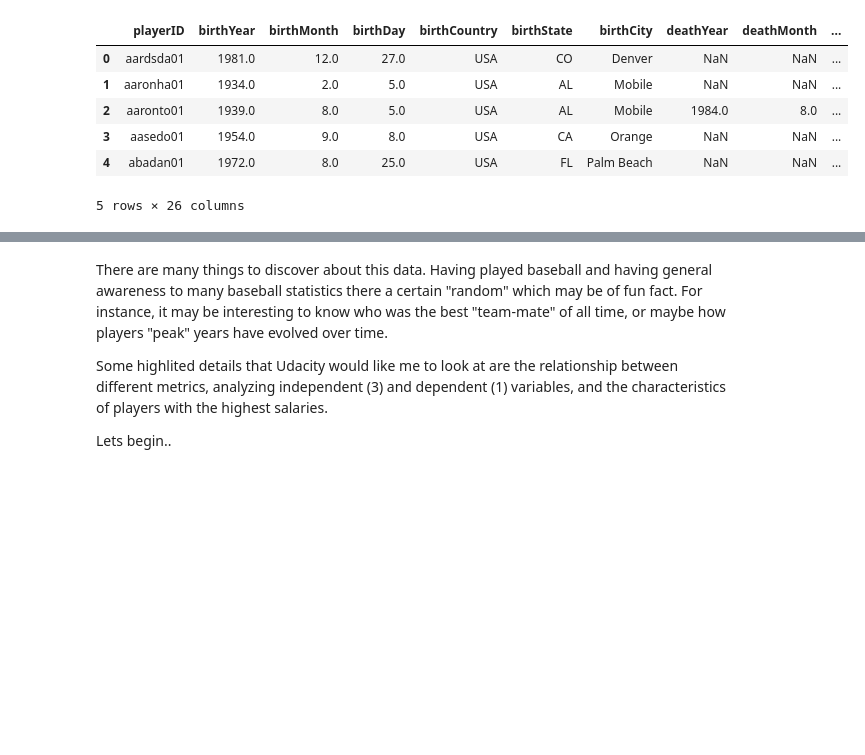
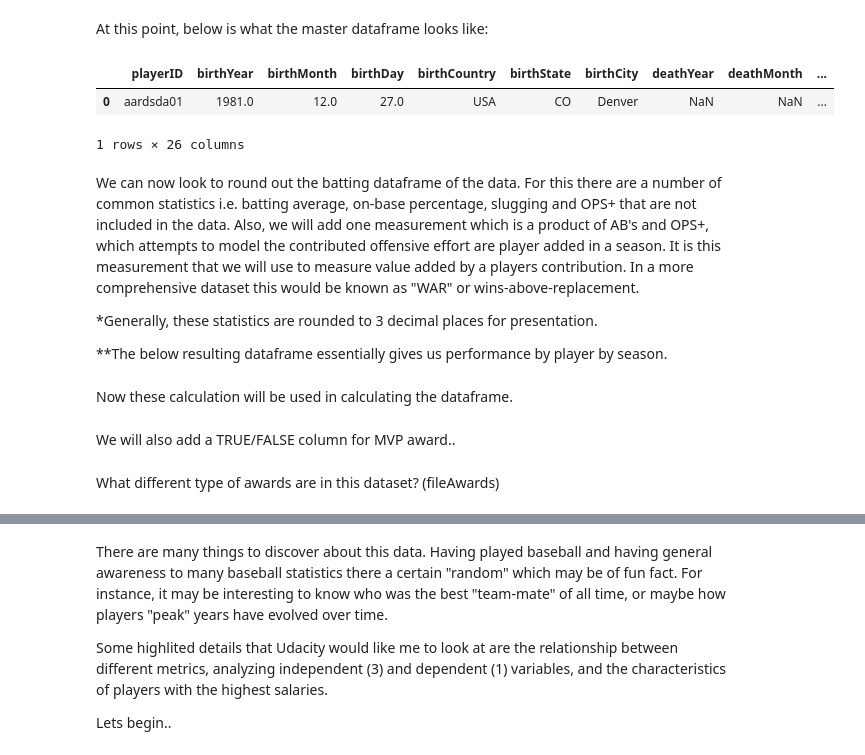
Before and after one commit to garrettbusch15/P2-Baseball-Analysis-Project, a Jupyter notebook: P2 Project Baseball.ipynb, the cells around one changed output, grey strips where cells are left out. Cells and saved outputs as stored; diff of their text form; code cells hidden in the pictures; blank space fills up the shorter version.

```diff
--- a/P2 Project Baseball.ipynb
+++ b/P2 Project Baseball.ipynb
@@ -28,2 +81,2 @@ subfolder = "master/Data/"
 # %%
-fair_weather_stats = ['CA','TX','FL','AZ','NV','NM', 'GA', 'LA', 'AL']
+fair_weather_stats = ['CA','TX','FL','AZ','NV','NM', 'GA', 'LA', 'AL', 'MS']
@@ -51,13 +85,18 @@ fileMaster['careerLength'] = fileMaster['finalGame'] - fileMaster['debut']
+# %% [markdown]
+At this point, below is what the master dataframe looks like:
 # %%
-fileMaster.head(5)
+fileMaster.head(1)
 # %% [output]
 |  | playerID | birthYear | birthMonth | birthDay | birthCountry | birthState | birthCity | deathYear | deathMonth | ... |
 | 0 | aardsda01 | 1981.0 | 12.0 | 27.0 | USA | CO | Denver | NaN | NaN | ... |
-| 1 | aaronha01 | 1934.0 | 2.0 | 5.0 | USA | AL | Mobile | NaN | NaN | ... |
-| 2 | aaronto01 | 1939.0 | 8.0 | 5.0 | USA | AL | Mobile | 1984.0 | 8.0 | ... |
-| 3 | aasedo01 | 1954.0 | 9.0 | 8.0 | USA | CA | Orange | NaN | NaN | ... |
-| 4 | abadan01 | 1972.0 | 8.0 | 25.0 | USA | FL | Palm Beach | NaN | NaN | ... |
-5 rows × 26 columns
+1 rows × 26 columns
+# %% [markdown]
+We can now look to round out the batting dataframe of the data.
+For this there are a number of common statistics i.e. batting average, on-base percentage, slugging and OPS+ that are not included in the data. Also, we will add one measurement which is a product of AB's and OPS+, which attempts to model the contributed offensive effort are player added in a season. It is this measurement that we will use to measure value added by a players contribution. In a more  comprehensive dataset this would be known as "WAR" or wins-above-replacement.
+
+*Generally, these statistics are rounded to 3 decimal places for presentation.
+
+**The below resulting dataframe essentially gives us performance by player by season.
 # %%
 def c_num(s):
     try:
@@ -72,6 +111,8 @@ def f_Obp(H,BB,IBB,HBP,SF,AB):
     return round(n / d,3)
 def f_Slug(H, Dbl, Trpl, HR, AB):
     return round(((H - Dbl - Trpl - HR) + (Dbl * 2) + (Trpl * 3) + (HR * 4)) / AB,3)
+# %% [markdown]
+Now these calculation will be used in calculating the dataframe.
 # %%
 # Insert common hitting statistics into batting dataframe
 fileBatting.fillna(0, inplace=True)
@@ -82,0 +124,4 @@ fileBatting['statwghtOPS+'] = fileBatting.apply(lambda row: (row['statOPS+'] * r
+# %% [markdown]
+We will also add a TRUE/FALSE column for MVP award..
+# %% [markdown]
+What different type of awards are in this dataset? (fileAwards)
```
Also changed, not shown: parts of 68 cells of this notebook.
